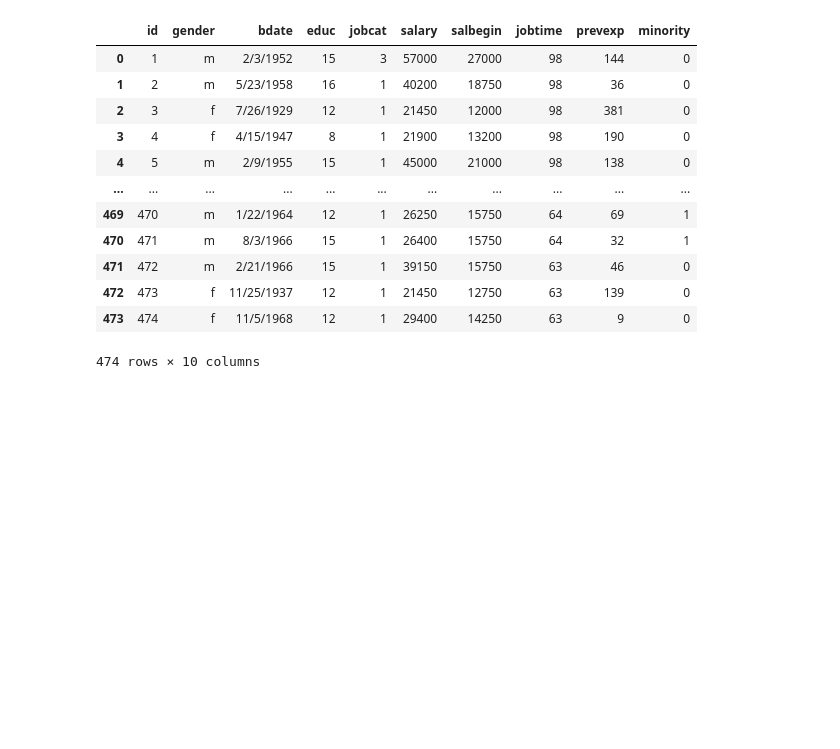
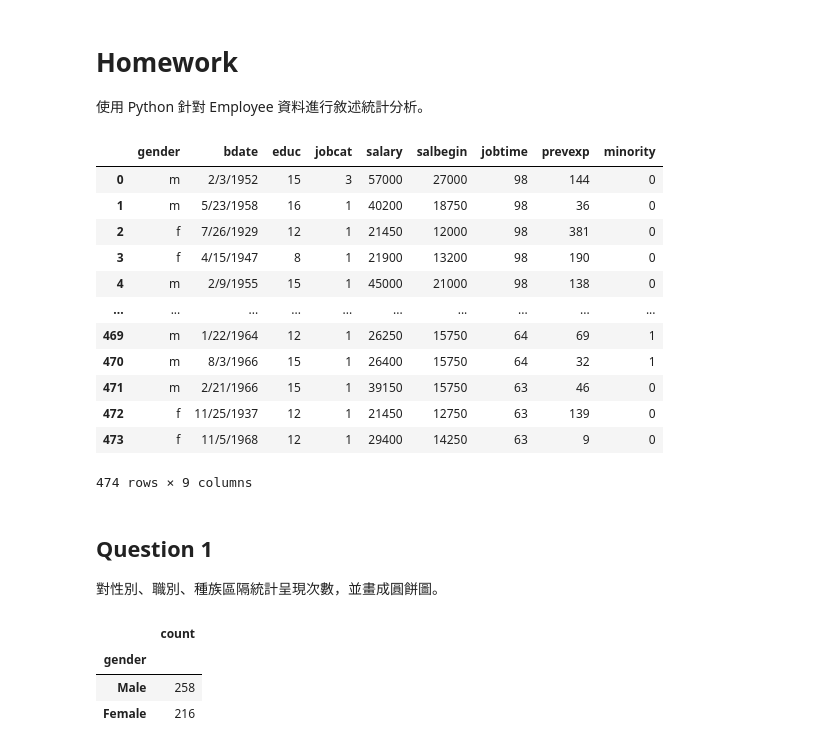
Before and after one commit to pan93412/nkust-homework, a Jupyter notebook: semester-5/big-data-implementation/homework-241014/241011-01.ipynb, the cells around one changed output. Drawn from its saved outputs; the diff is of its cells as text; code cells hidden in the pictures; blank space fills up the shorter version.

Commit message:
s5: big-data-implementation: hw241014

```diff
--- a/semester-5/big-data-implementation/homework-241014/241011-01.ipynb
+++ b/semester-5/big-data-implementation/homework-241014/241011-01.ipynb
@@ -1,18 +1,31 @@
+# %% [markdown]
+# Homework
+
+使用 Python 針對 Employee 資料進行敘述統計分析。
 # %%
 import pandas as pd
+import matplotlib.pyplot as plt
+import matplotlib_inline
 
-pd.read_csv('Employee data.csv')
+matplotlib_inline.backend_inline.set_matplotlib_formats("svg")
-# %% [output]
-|  | id | gender | bdate | educ | jobcat | salary | salbegin | jobtime | prevexp | minority |
-| 0 | 1 | m | 2/3/1952 | 15 | 3 | 57000 | 27000 | 98 | 144 | 0 |
-| 1 | 2 | m | 5/23/1958 | 16 | 1 | 40200 | 18750 | 98 | 36 | 0 |
-| 2 | 3 | f | 7/26/1929 | 12 | 1 | 21450 | 12000 | 98 | 381 | 0 |
-| 3 | 4 | f | 4/15/1947 | 8 | 1 | 21900 | 13200 | 98 | 190 | 0 |
-| 4 | 5 | m | 2/9/1955 | 15 | 1 | 45000 | 21000 | 98 | 138 | 0 |
-| ... | ... | ... | ... | ... | ... | ... | ... | ... | ... | ... |
-| 469 | 470 | m | 1/22/1964 | 12 | 1 | 26250 | 15750 | 64 | 69 | 1 |
-| 470 | 471 | m | 8/3/1966 | 15 | 1 | 26400 | 15750 | 64 | 32 | 1 |
-| 471 | 472 | m | 2/21/1966 | 15 | 1 | 39150 | 15750 | 63 | 46 | 0 |
-| 472 | 473 | f | 11/25/1937 | 12 | 1 | 21450 | 12750 | 63 | 139 | 0 |
-| 473 | 474 | f | 11/5/1968 | 12 | 1 | 29400 | 14250 | 63 | 9 | 0 |
-474 rows × 10 columns
+# %%
+employee_data = pd.read_csv("Employee data.csv").iloc[:, 1:]
+employee_data
+# %% [output]
+|  | gender | bdate | educ | jobcat | salary | salbegin | jobtime | prevexp | minority |
+| 0 | m | 2/3/1952 | 15 | 3 | 57000 | 27000 | 98 | 144 | 0 |
+| 1 | m | 5/23/1958 | 16 | 1 | 40200 | 18750 | 98 | 36 | 0 |
+| 2 | f | 7/26/1929 | 12 | 1 | 21450 | 12000 | 98 | 381 | 0 |
+| 3 | f | 4/15/1947 | 8 | 1 | 21900 | 13200 | 98 | 190 | 0 |
+| 4 | m | 2/9/1955 | 15 | 1 | 45000 | 21000 | 98 | 138 | 0 |
+| ... | ... | ... | ... | ... | ... | ... | ... | ... | ... |
+| 469 | m | 1/22/1964 | 12 | 1 | 26250 | 15750 | 64 | 69 | 1 |
+| 470 | m | 8/3/1966 | 15 | 1 | 26400 | 15750 | 64 | 32 | 1 |
+| 471 | m | 2/21/1966 | 15 | 1 | 39150 | 15750 | 63 | 46 | 0 |
+| 472 | f | 11/25/1937 | 12 | 1 | 21450 | 12750 | 63 | 139 | 0 |
+| 473 | f | 11/5/1968 | 12 | 1 | 29400 | 14250 | 63 | 9 | 0 |
+474 rows × 9 columns
+# %% [markdown]
+## Question 1
+
+對性別、職別、種族區隔統計呈現次數，並畫成圓餅圖。
@@ -18,0 +40,7 @@ pd.read_csv('Employee data.csv')
+# %%
+gender_occurrences.to_frame()
+# %% [output]
+|  | count |
+| gender |  |
+| Male | 258 |
+| Female | 216 |
```
Also changed, not shown: parts of 9 cells of this notebook, 2 other files.
